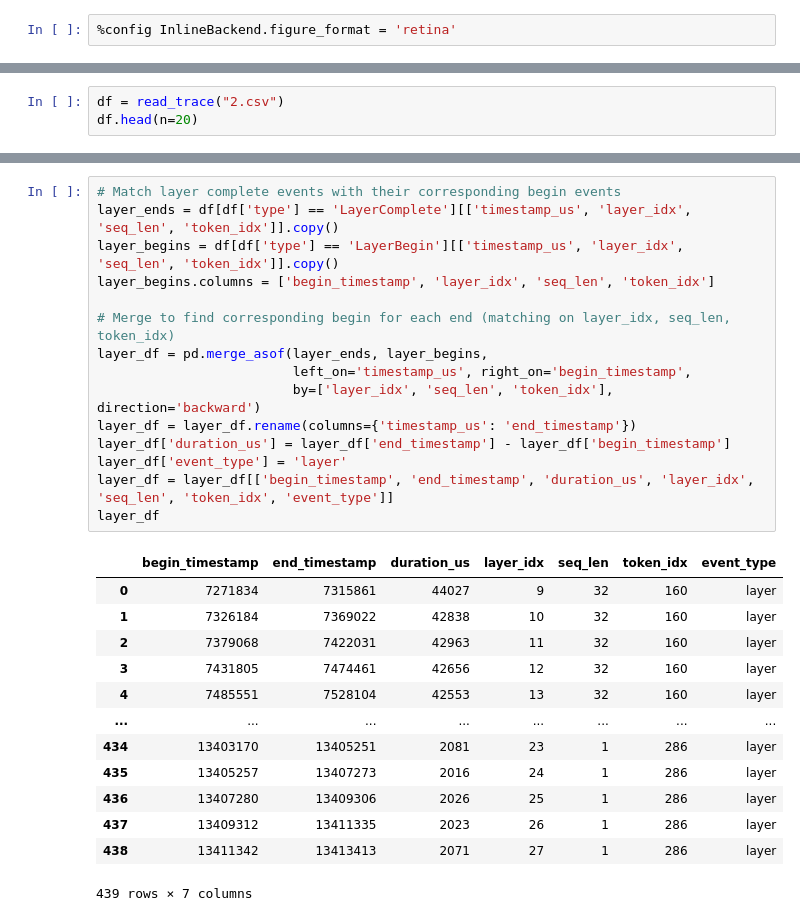
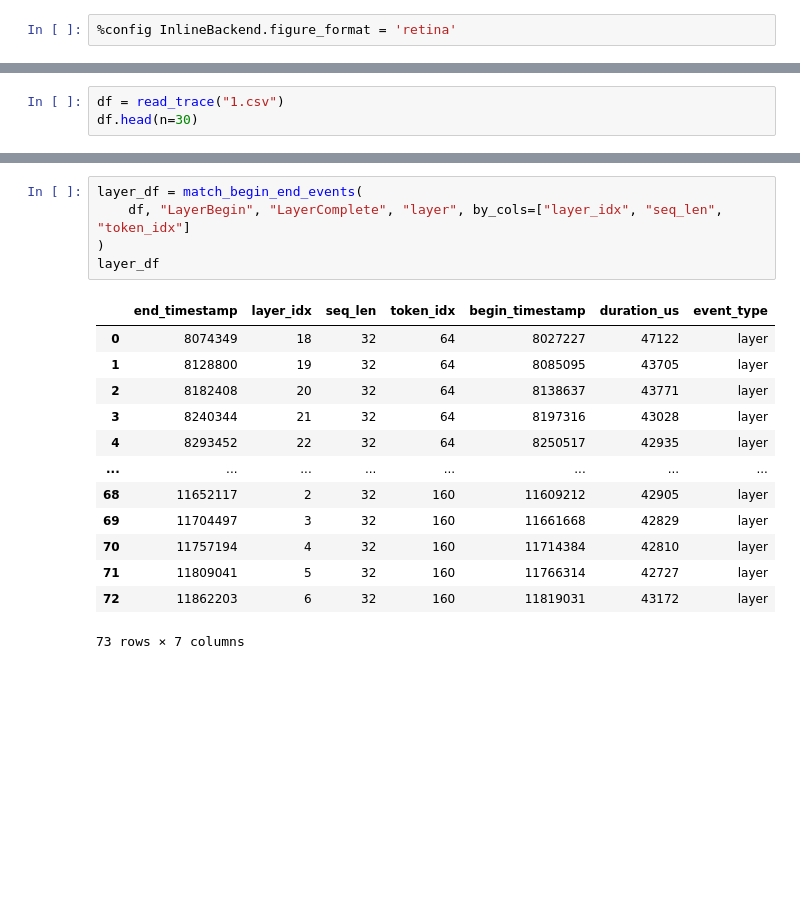
Before and after one commit to HXLLL/mllm, a Jupyter notebook: experiments/time_breakdown.ipynb, the cells around one changed output, grey strips where cells are left out. Saved outputs shown, nothing was run; the diff lists cells and outputs as text; blank space fills up the shorter version.

```diff
--- a/experiments/time_breakdown.ipynb
+++ b/experiments/time_breakdown.ipynb
@@ -7,6 +5,6 @@ default figsize: (3.3339558599695587, 2.0604980384530722)
 # %%
-df = read_trace("2.csv")
-df.head(n=20)
+df = read_trace("1.csv")
+df.head(n=30)
 # %% [output]
 |  | type | timestamp_us | count | layer_idx | seq_len | token_idx |
 | 0 | StartTracing | 0 | <NA> | <NA> | <NA> | <NA> |
@@ -55,30 +88,20 @@ checkpoint_df
 # %%
-# Match layer complete events with their corresponding begin events
-layer_ends = df[df['type'] == 'LayerComplete'][['timestamp_us', 'layer_idx', 'seq_len', 'token_idx']].copy()
-layer_begins = df[df['type'] == 'LayerBegin'][['timestamp_us', 'layer_idx', 'seq_len', 'token_idx']].copy()
-layer_begins.columns = ['begin_timestamp', 'layer_idx', 'seq_len', 'token_idx']
-
-# Merge to find corresponding begin for each end (matching on layer_idx, seq_len, token_idx)
-layer_df = pd.merge_asof(layer_ends, layer_begins,
-                         left_on='timestamp_us', right_on='begin_timestamp',
-                         by=['layer_idx', 'seq_len', 'token_idx'], direction='backward')
-layer_df = layer_df.rename(columns={'timestamp_us': 'end_timestamp'})
-layer_df['duration_us'] = layer_df['end_timestamp'] - layer_df['begin_timestamp']
-layer_df['event_type'] = 'layer'
-layer_df = layer_df[['begin_timestamp', 'end_timestamp', 'duration_us', 'layer_idx', 'seq_len', 'token_idx', 'event_type']]
+layer_df = match_begin_end_events(
+    df, "LayerBegin", "LayerComplete", "layer", by_cols=["layer_idx", "seq_len", "token_idx"]
+)
 layer_df
 # %% [output]
-|  | begin_timestamp | end_timestamp | duration_us | layer_idx | seq_len | token_idx | event_type |
-| 0 | 7271834 | 7315861 | 44027 | 9 | 32 | 160 | layer |
-| 1 | 7326184 | 7369022 | 42838 | 10 | 32 | 160 | layer |
-| 2 | 7379068 | 7422031 | 42963 | 11 | 32 | 160 | layer |
-| 3 | 7431805 | 7474461 | 42656 | 12 | 32 | 160 | layer |
-| 4 | 7485551 | 7528104 | 42553 | 13 | 32 | 160 | layer |
+|  | end_timestamp | layer_idx | seq_len | token_idx | begin_timestamp | duration_us | event_type |
+| 0 | 8074349 | 18 | 32 | 64 | 8027227 | 47122 | layer |
+| 1 | 8128800 | 19 | 32 | 64 | 8085095 | 43705 | layer |
+| 2 | 8182408 | 20 | 32 | 64 | 8138637 | 43771 | layer |
+| 3 | 8240344 | 21 | 32 | 64 | 8197316 | 43028 | layer |
+| 4 | 8293452 | 22 | 32 | 64 | 8250517 | 42935 | layer |
 | ... | ... | ... | ... | ... | ... | ... | ... |
-| 434 | 13403170 | 13405251 | 2081 | 23 | 1 | 286 | layer |
-| 435 | 13405257 | 13407273 | 2016 | 24 | 1 | 286 | layer |
-| 436 | 13407280 | 13409306 | 2026 | 25 | 1 | 286 | layer |
-| 437 | 13409312 | 13411335 | 2023 | 26 | 1 | 286 | layer |
-| 438 | 13411342 | 13413413 | 2071 | 27 | 1 | 286 | layer |
+| 68 | 11652117 | 2 | 32 | 160 | 11609212 | 42905 | layer |
+| 69 | 11704497 | 3 | 32 | 160 | 11661668 | 42829 | layer |
+| 70 | 11757194 | 4 | 32 | 160 | 11714384 | 42810 | layer |
+| 71 | 11809041 | 5 | 32 | 160 | 11766314 | 42727 | layer |
+| 72 | 11862203 | 6 | 32 | 160 | 11819031 | 43172 | layer |
-439 rows × 7 columns
+73 rows × 7 columns
 # %%
```
Also changed, not shown: parts of 10 cells of this notebook.
